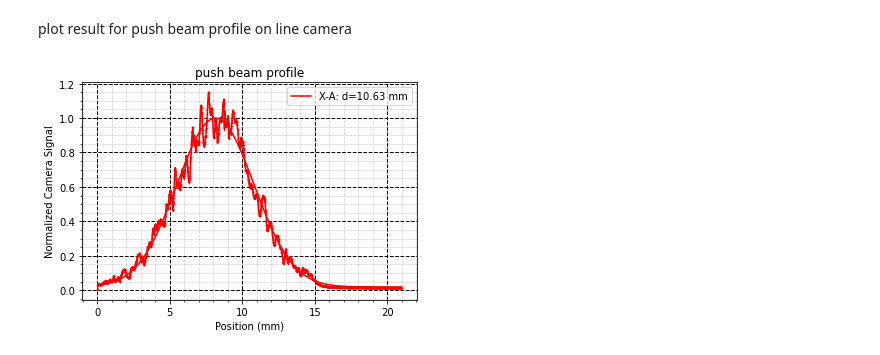
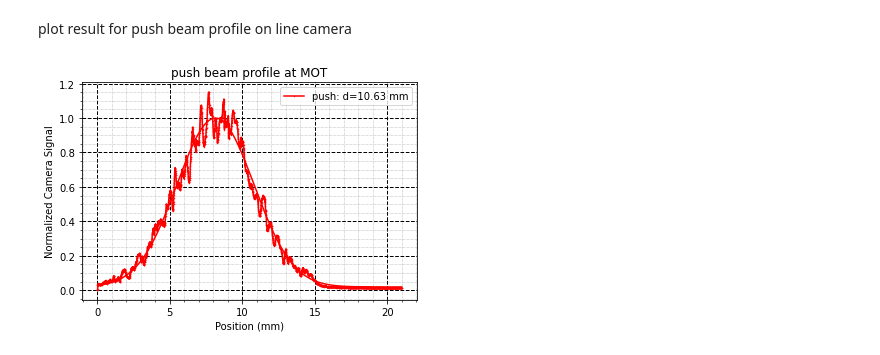
Before and after one commit to geoffrey-zheng/SrF-Calcs, a Jupyter notebook: Push-Beam/SlowerBeamProfiles.ipynb, the cells around one changed output. Cells and saved outputs as stored; diff of their text form; code cells hidden in the pictures.

Commit message:
update push beam profile

```diff
--- a/Push-Beam/SlowerBeamProfiles.ipynb
+++ b/Push-Beam/SlowerBeamProfiles.ipynb
@@ -334,33 +334,33 @@ df = pd.read_csv(file_name, header=None)
 numpy_array = df.values
 
 # Split the numpy array into two arrays, one for each column
 first_column = numpy_array[:, 0]*7e-3 # Convert pixel numbers to mm
 second_column = numpy_array[:, 1]
 
 # Perform the curve fit
 params, params_covariance = curve_fit(gaussian, first_column, second_column, p0=[np.mean(first_column), np.max(second_column), np.std(first_column), 0])
 
 # Generate a range of x values for the fitted function
 x_fit = np.linspace(min(first_column), max(first_column), 1000)
 
 # Compute the fitted y values
 y_fit = gaussian(x_fit, *params)
 
 #calculate new y-values based on normalized PD signal (to peak value)
 second_column = second_column / np.max(y_fit)
 y_fit = y_fit / np.max(y_fit)
 
 
 #plot the data and the fit
-plt.plot(first_column, second_column, label='X-A'+f': d={round(2 * np.sqrt(2) * np.abs(params[2]), 2)} mm', color='red', marker='o', ms=0.5)
+plt.plot(first_column, second_column, label='push'+f': d={round(2 * np.sqrt(2) * np.abs(params[2]), 2)} mm', color='red', marker='o', ms=0.5)
 plt.plot(x_fit, y_fit, color='red')
 plt.legend()
-plt.title('push beam profile')
+plt.title('push beam profile at MOT')
 plt.xlabel('Position (mm)')
 plt.ylabel('Normalized Camera Signal')
 plt.grid(linestyle = '--', which = 'major', linewidth = 1, color='black')
 plt.grid(linestyle = ':', which = 'minor', linewidth = 0.5, color = 'gray')
 plt.minorticks_on()
 plt.show()
 # %% [output]
-[figure, old version]
+[figure, new version]
```
Also changed, not shown: 1 other file.
